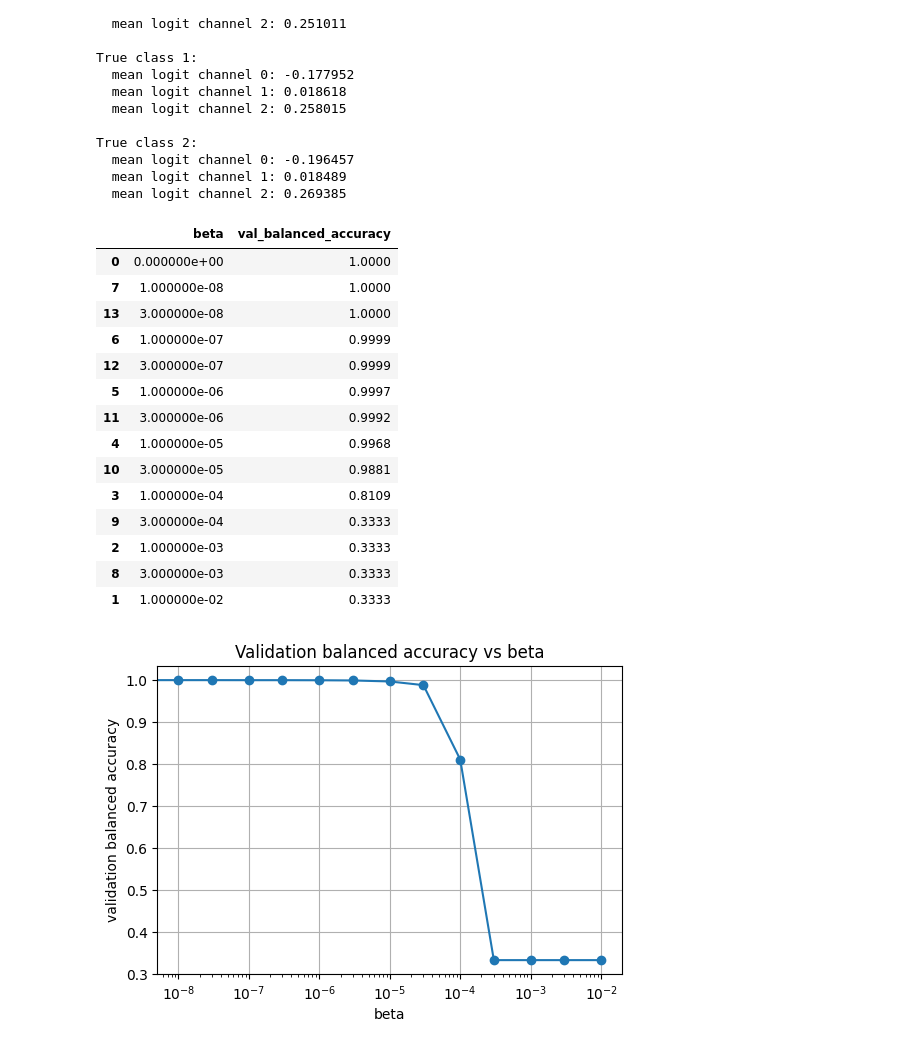
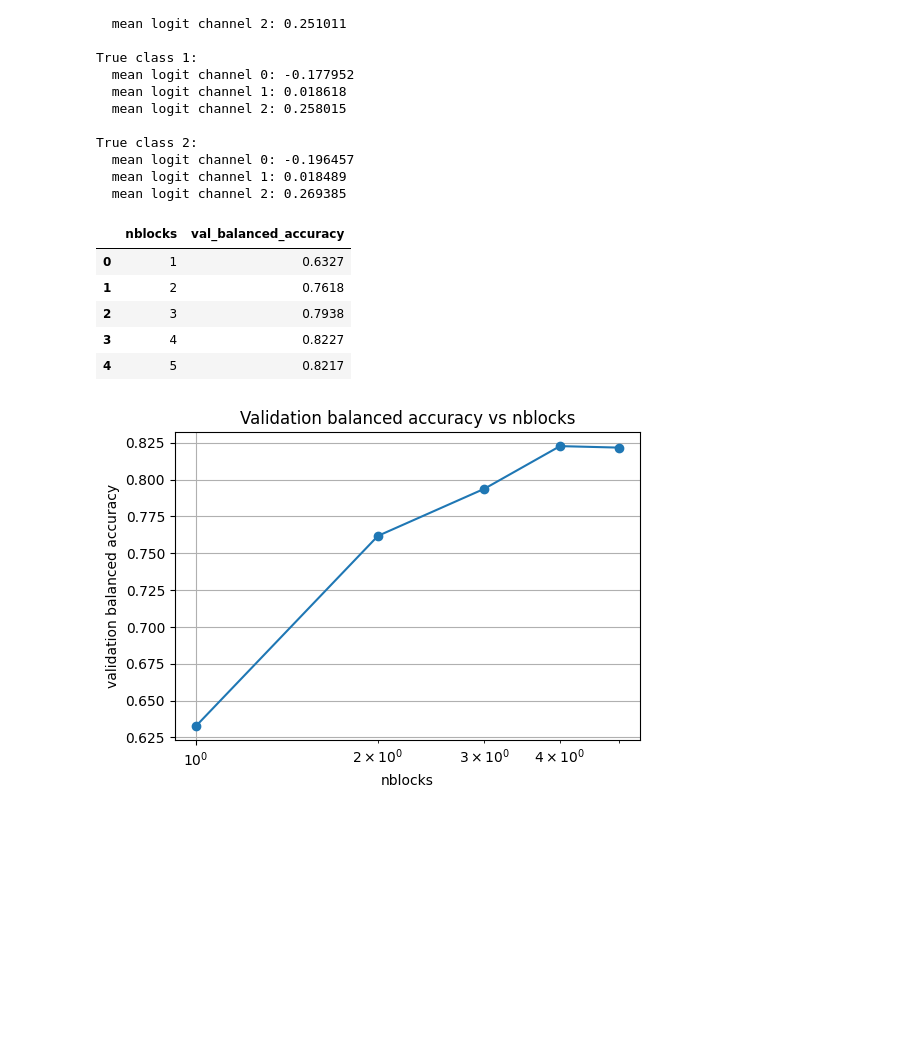
Before and after one commit to ak1376/PRS_Portability, a Jupyter notebook: notebooks/inspecting_VAE_results.ipynb, the cells around one changed output. Cells and saved outputs as stored; diff of their text form; code cells hidden in the pictures; blank space fills up the shorter version.

```diff
--- a/notebooks/inspecting_VAE_results.ipynb
+++ b/notebooks/inspecting_VAE_results.ipynb
@@ -968,56 +968,46 @@ True class 2:
 import re
 from pathlib import Path
 import pandas as pd
 import matplotlib.pyplot as plt
 
 base = Path("/sietch_colab/akapoor/PRS_Portability/experiments/IM_symmetric/vae")
 
 rows = []
 
-for beta_dir in sorted(base.glob("vae__beta*")):
-    beta_str = beta_dir.name.replace("vae__beta", "")
-    beta = float(beta_str)
+for blocklen_dir in sorted(base.glob("vae__nblocks*")):
+    blocklen_str = blocklen_dir.name.replace("vae__nblocks", "")
+    blocklen = int(blocklen_str)
 
-    summary = beta_dir / "0/rep0/diagnostics/balanced_accuracy_summary.txt"
+    summary = blocklen_dir / "0/rep0/diagnostics/balanced_accuracy_summary.txt"
     if not summary.exists():
         continue
 
     with open(summary) as f:
         for line in f:
             if line.startswith("val:"):
                 m = re.search(r"bal_acc_all=([0-9.]+)", line)
                 if m:
                     rows.append({
-                        "beta": beta,
+                        "nblocks": blocklen,
                         "val_balanced_accuracy": float(m.group(1))
                     })
 
-df = pd.DataFrame(rows).sort_values("beta")
-
+df = pd.DataFrame(rows).sort_values("nblocks")
 display(df)
 
 plt.figure(figsize=(6,4))
-plt.plot(df["beta"], df["val_balanced_accuracy"], marker="o")
+plt.plot(df["nblocks"], df["val_balanced_accuracy"], marker="o")
 plt.xscale("log")
-plt.xlabel("beta")
+plt.xlabel("nblocks")
 plt.ylabel("validation balanced accuracy")
-plt.title("Validation balanced accuracy vs beta")
+plt.title("Validation balanced accuracy vs nblocks")
 plt.grid(True)
 plt.show()
 # %% [output]
-|  | beta | val_balanced_accuracy |
-| 0 | 0.000000e+00 | 1.0000 |
-| 7 | 1.000000e-08 | 1.0000 |
-| 13 | 3.000000e-08 | 1.0000 |
-| 6 | 1.000000e-07 | 0.9999 |
-| 12 | 3.000000e-07 | 0.9999 |
-| 5 | 1.000000e-06 | 0.9997 |
-| 11 | 3.000000e-06 | 0.9992 |
-| 4 | 1.000000e-05 | 0.9968 |
-| 10 | 3.000000e-05 | 0.9881 |
-| 3 | 1.000000e-04 | 0.8109 |
-| 9 | 3.000000e-04 | 0.3333 |
-| 2 | 1.000000e-03 | 0.3333 |
-| 8 | 3.000000e-03 | 0.3333 |
-| 1 | 1.000000e-02 | 0.3333 |
+|  | nblocks | val_balanced_accuracy |
+| 0 | 1 | 0.6327 |
+| 1 | 2 | 0.7618 |
+| 2 | 3 | 0.7938 |
+| 3 | 4 | 0.8227 |
+| 4 | 5 | 0.8217 |
-[figure, old version]
+[figure, new version]
```
Also changed, not shown: 7 other files.
